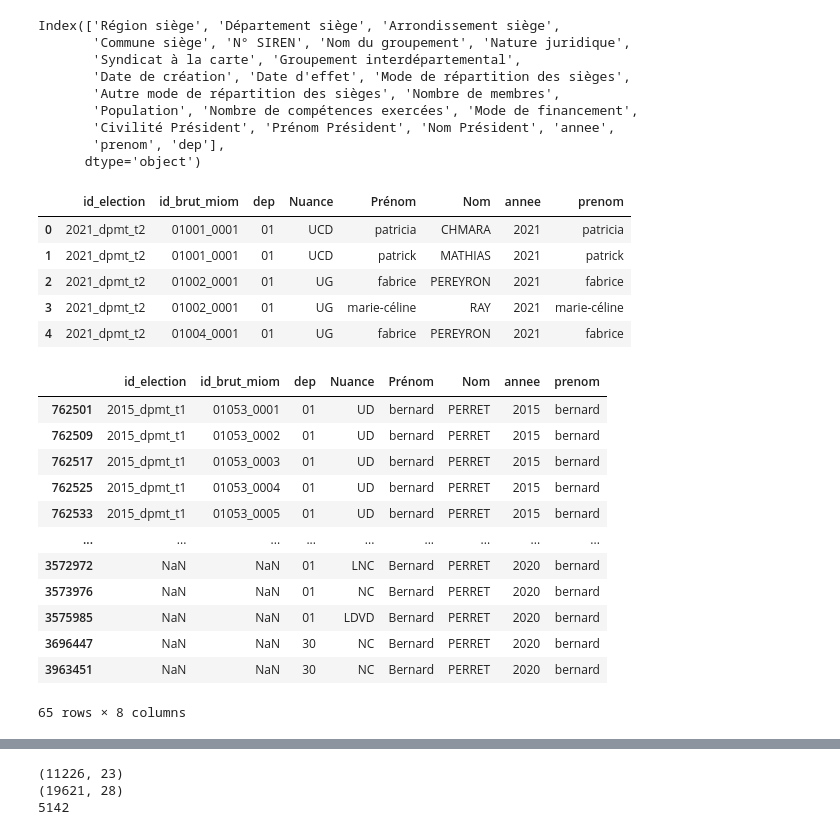
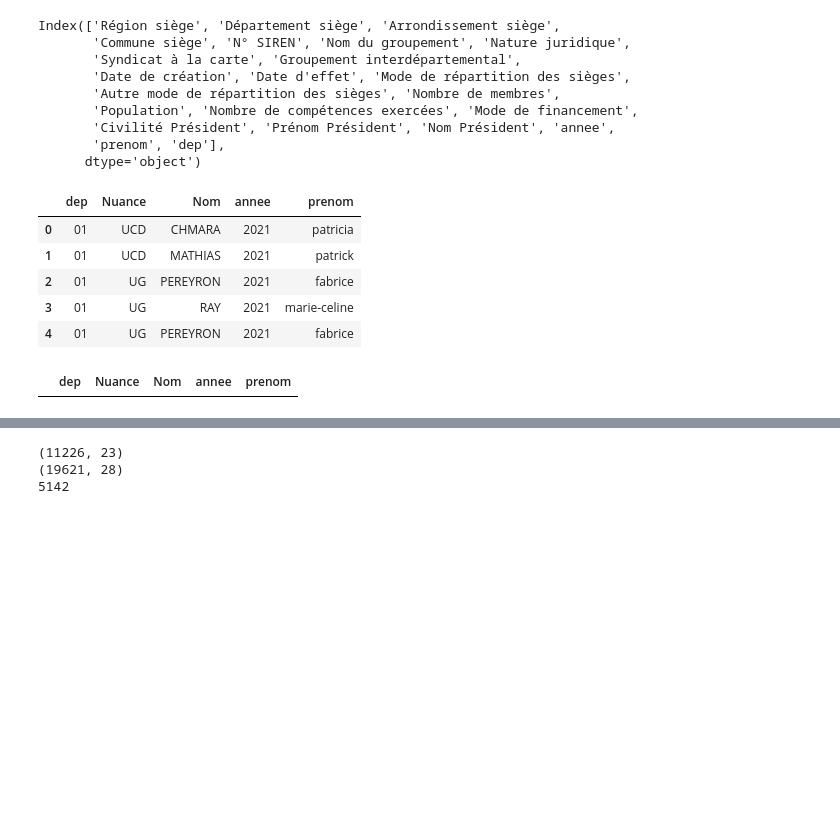
Before and after one commit to xdalp/projet3A, a Jupyter notebook: vote.ipynb, the cells around one changed output, grey strips where cells are left out. Saved outputs shown, nothing was run; the diff lists cells and outputs as text; code cells hidden in the pictures; blank space fills up the shorter version.

```diff
--- a/vote.ipynb
+++ b/vote.ipynb
@@ -5,3 +5,5 @@ import unicodedata
 Importation des données de toutes les élections pour élections municipales
 # %%
 all_elections = pd.read_csv("/home/onyxia/work/projet3A/donnees_electorales/candidats_results.txt", sep=";")
+#mini modif manuelle à cause d'une erreur
+all_elections.loc[22340396, 'Binôme'] = all_elections.loc[22160435, 'Binôme']
@@ -13,4 +13,5 @@ def enlever_accents(text):
     text_normalized = unicodedata.normalize('NFD', text)
     # Garde seulement les caractères ASCII (supprime les accents)
     text_ascii = text_normalized.encode('ascii', 'ignore').decode('utf-8')
-    return text_ascii
+    text_clean = text_ascii.replace('-', ' ')
+    return text_clean
@@ -193,6 +207,8 @@ liste_candidats_nuance = pd.concat([liste_candidats_nuance_hors_muni,liste_candi
 liste_candidats_nuance.head()
 liste_candidats_nuance['prenom'] =liste_candidats_nuance['Prénom'].str.lower().apply(enlever_accents)
 liste_candidats_nuance.dropna(subset=['prenom'], inplace=True)
+liste_candidats_nuance.drop(columns=["id_election","id_brut_miom","ident_election_ville","Prénom"], inplace=True)
+liste_candidats_nuance.drop_duplicates(inplace=True)
 print(liste_candidats_nuance_hors_muni.shape)
 print(liste_candidats_nuance_muni.shape)
 print(liste_candidats_nuance.shape)
@@ -220,0 +266,6 @@ grp_2019['dep'] = grp_2019["Département siège"].str[:2]
+# %%
+grp_2019['annee'] = grp_2019['annee'].astype(int)
+grp_2019 = grp_2019.sort_values("annee")
+
+liste_candidats_nuance['annee'] = liste_candidats_nuance['annee'].astype(int)
+liste_candidats_nuance = liste_candidats_nuance.sort_values("annee")
@@ -237,25 +311,13 @@ Index(['Région siège', 'Département siège', 'Arrondissement siège',
 # %%
 liste_candidats_nuance.head()
 # %% [output]
-|  | id_election | id_brut_miom | dep | Nuance | Prénom | Nom | annee | prenom |
-| 0 | 2021_dpmt_t2 | 01001_0001 | 01 | UCD | patricia | CHMARA | 2021 | patricia |
-| 1 | 2021_dpmt_t2 | 01001_0001 | 01 | UCD | patrick | MATHIAS | 2021 | patrick |
-| 2 | 2021_dpmt_t2 | 01002_0001 | 01 | UG | fabrice | PEREYRON | 2021 | fabrice |
-| 3 | 2021_dpmt_t2 | 01002_0001 | 01 | UG | marie-céline | RAY | 2021 | marie-céline |
-| 4 | 2021_dpmt_t2 | 01004_0001 | 01 | UG | fabrice | PEREYRON | 2021 | fabrice |
+|  | dep | Nuance | Nom | annee | prenom |
+| 0 | 01 | UCD | CHMARA | 2021 | patricia |
+| 1 | 01 | UCD | MATHIAS | 2021 | patrick |
+| 2 | 01 | UG | PEREYRON | 2021 | fabrice |
+| 3 | 01 | UG | RAY | 2021 | marie-celine |
+| 4 | 01 | UG | PEREYRON | 2021 | fabrice |
 # %%
-liste_candidats_nuance[(liste_candidats_nuance['prenom'] == "bernard") & (liste_candidats_nuance['Nom'] == "PERRET")]
+liste_candidats_nuance[(liste_candidats_nuance['prenom'] == "rene") & (liste_candidats_nuance['Nom'] == "VUILLEROD")]
 # %% [output]
-|  | id_election | id_brut_miom | dep | Nuance | Prénom | Nom | annee | prenom |
-| 762501 | 2015_dpmt_t1 | 01053_0001 | 01 | UD | bernard | PERRET | 2015 | bernard |
-| 762509 | 2015_dpmt_t1 | 01053_0002 | 01 | UD | bernard | PERRET | 2015 | bernard |
-| 762517 | 2015_dpmt_t1 | 01053_0003 | 01 | UD | bernard | PERRET | 2015 | bernard |
-| 762525 | 2015_dpmt_t1 | 01053_0004 | 01 | UD | bernard | PERRET | 2015 | bernard |
-| 762533 | 2015_dpmt_t1 | 01053_0005 | 01 | UD | bernard | PERRET | 2015 | bernard |
-| ... | ... | ... | ... | ... | ... | ... | ... | ... |
-| 3572972 | NaN | NaN | 01 | LNC | Bernard | PERRET | 2020 | bernard |
-| 3573976 | NaN | NaN | 01 | NC | Bernard | PERRET | 2020 | bernard |
-| 3575985 | NaN | NaN | 01 | LDVD | Bernard | PERRET | 2020 | bernard |
-| 3696447 | NaN | NaN | 30 | NC | Bernard | PERRET | 2020 | bernard |
-| 3963451 | NaN | NaN | 30 | NC | Bernard | PERRET | 2020 | bernard |
+|  | dep | Nuance | Nom | annee | prenom |
-65 rows × 8 columns
```
Also changed, not shown: parts of 17 cells of this notebook.
